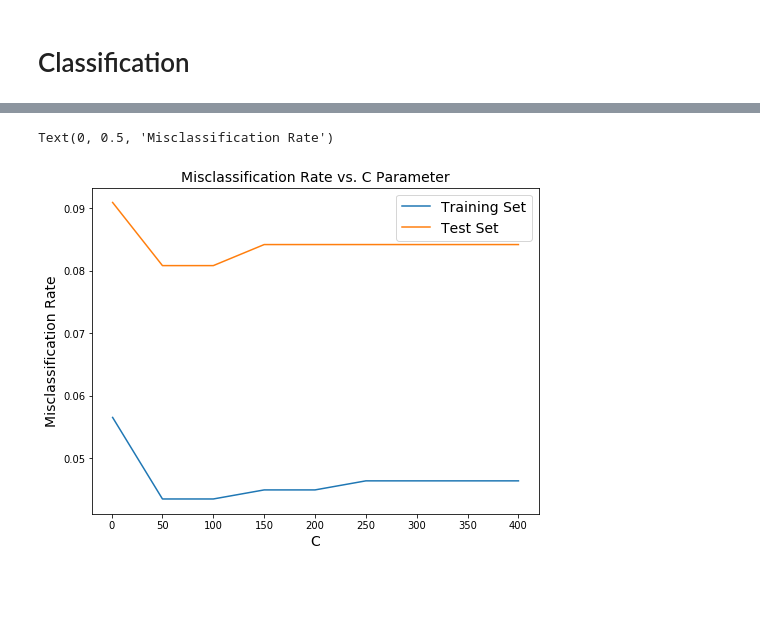
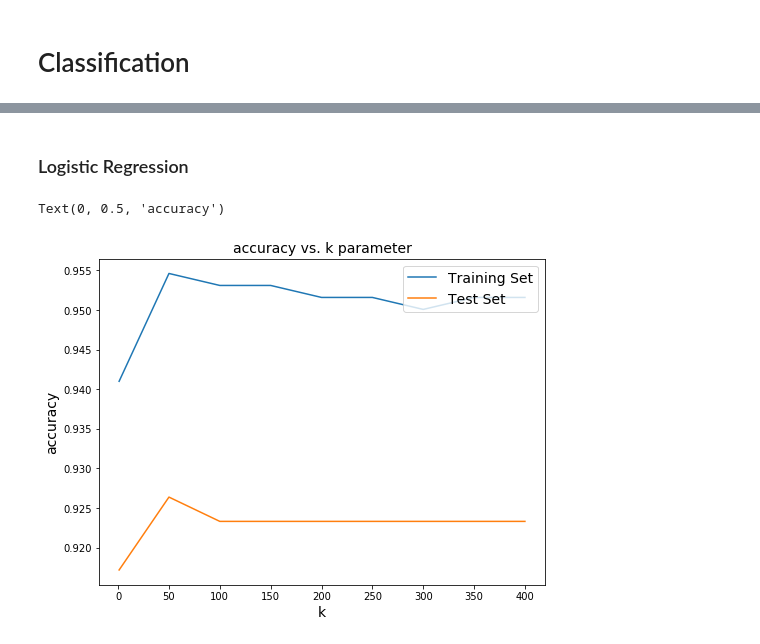
Before and after one commit to mehrayogesh208/Road-Condition-Classification, a Jupyter notebook: Pothole.ipynb, the cells around one changed output, grey strips where cells are left out. Saved outputs shown, nothing was run; the diff lists cells and outputs as text; code cells hidden in the pictures; blank space fills up the shorter version.

```diff
--- a/Pothole.ipynb
+++ b/Pothole.ipynb
@@ -158,5 +148,5 @@ df.to_csv("combined.csv")
 # %%
-df = pd.read_csv("combined.csv")
+df = pd.read_csv("IntervalPothole.csv")
 # %%
 df.shape
 # %% [output]
@@ -178,3 +170,4 @@ X = df[['maxAccelX', 'maxAccelY', 'maxAccelZ', 'maxGyroX',
                 'minGyroY', 'minGyroZ', 'meanAccelX', 'meanAccelY', 'meanAccelZ',
                 'meanGyroX', 'meanGyroY', 'meanGyroZ', 'sdAccelX', 'sdAccelY', 'sdAccelZ',
                 'sdGyroX', 'sdGyroY', 'sdGyroZ']]
+X_train, X_test, y_train, y_test = train_test_split(X, y, test_size=0.33, random_state=0)
@@ -183,2 +173,0 @@ X = df[['maxAccelX', 'maxAccelY', 'maxAccelZ', 'maxGyroX',
-# %%
-X_train, X_test, y_train, y_test = train_test_split(X, y, test_size=0.30, random_state=0)
@@ -211,6 +277,5 @@ Text(0, 0.5, 'Misclassification Rate')
 # %%
-# Final SVM Classifier
-clf = SVC(C=100)
+clf = KNeighborsClassifier(n_neighbors=5)
 clf.fit(X_train,y_train)
 y_pred = clf.predict(X_test)
 accuracy = np.mean(y_pred==y_test)
@@ -278,27 +313,30 @@ from sklearn.linear_model import LogisticRegression
+# %% [markdown]
+<h3> Logistic Regression </h3>
 # %%
-Cs = [1, 50, 100, 150, 200, 250, 300, 350, 400]
-cvAccuracy = []
-trainMisclassRate = []
-testMisclassRate = []
+from sklearn.linear_model import LogisticRegression
+C = [1, 50, 100, 150, 200, 250, 300, 350, 400]
+cross_val_accuracy = []
+trainaccuracy = []
+testaccuracy = []
+for c in C:
+    classifier = LogisticRegression(C=c)
+    scores = cross_val_score(classifier,X_train,y_train,cv = 5)
+    cross_val_accuracy.append(np.mean(scores))
+    classifier.fit(X_train,y_train)
+    train_fit_y = classifier.predict(X_train)
+    test_predict_y = classifier.predict(X_test)
+    trainaccuracy.append(np.mean(train_fit_y==y_train))
+    testaccuracy.append(np.mean(test_predict_y==y_test))
 
-for c in Cs:
-    clf = LogisticRegression(C=c)
-    scores = cross_val_score(clf, X,y, cv=5)
-    cvAccuracy.append(np.mean(scores))
-    clf.fit(X_train,y_train)
-    y_fitted = clf.predict(X_train)
-    y_pred = clf.predict(X_test)
-    trainMisclassRate.append(np.mean(y_fitted!=y_train))
-    testMisclassRate.append(np.mean(y_pred!=y_test))
 
 plt.figure(figsize=(8,6))
-plt.plot(Cs, trainMisclassRate, label="Training Set")
-plt.plot(Cs, testMisclassRate, label="Test Set")
+plt.plot(C, trainaccuracy, label="Training Set")
+plt.plot(C, testaccuracy, label="Test Set")
 plt.legend(loc='upper right', fontsize=14)
-plt.title('Misclassification Rate vs. C Parameter', fontsize=14)
-plt.xlabel('C', fontsize=14)
-plt.ylabel('Misclassification Rate', fontsize=14)
+plt.title('accuracy vs. k parameter', fontsize=14)
+plt.xlabel('k', fontsize=14)
+plt.ylabel('accuracy', fontsize=14)
 # %% [output]
-Text(0, 0.5, 'Misclassification Rate')
+Text(0, 0.5, 'accuracy')
-[figure, old version]
+[figure, new version]
 # %%
```
Also changed, not shown: parts of 72 cells of this notebook, 2 other files.
